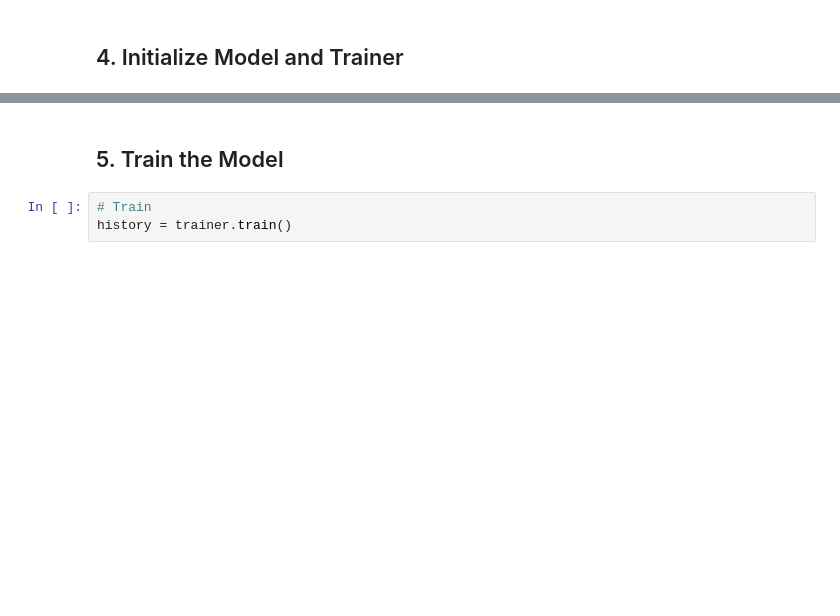
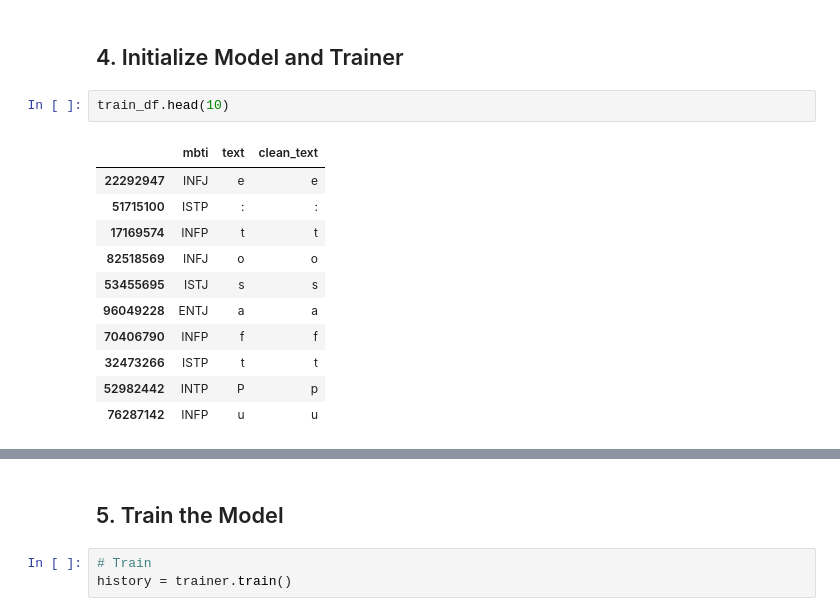
Before and after one commit to ewenliam/RecSys-personality-tourist-recommender, a Jupyter notebook: notebooks/02_mbti_training.ipynb, the cells around one changed output, grey strips where cells are left out. Saved outputs shown, nothing was run; the diff lists cells and outputs as text; blank space fills up the shorter version.

```diff
--- a/notebooks/02_mbti_training.ipynb
+++ b/notebooks/02_mbti_training.ipynb
@@ -179,5 +192,19 @@ print(f"Val batches: {len(val_loader)}")
 # %% [markdown]
 ## 4. Initialize Model and Trainer
+# %%
+train_df.head(10)
+# %% [output]
+|  | mbti | text | clean_text |
+| 22292947 | INFJ | e | e |
+| 51715100 | ISTP | : | : |
+| 17169574 | INFP | t | t |
+| 82518569 | INFJ | o | o |
+| 53455695 | ISTJ | s | s |
+| 96049228 | ENTJ | a | a |
+| 70406790 | INFP | f | f |
+| 32473266 | ISTP | t | t |
+| 52982442 | INTP | P | p |
+| 76287142 | INFP | u | u |
 # %%
 # Create model
 model = MBTIClassifier(config=config.bert)
```
Also changed, not shown: parts of 8 cells of this notebook, 30 other files.
